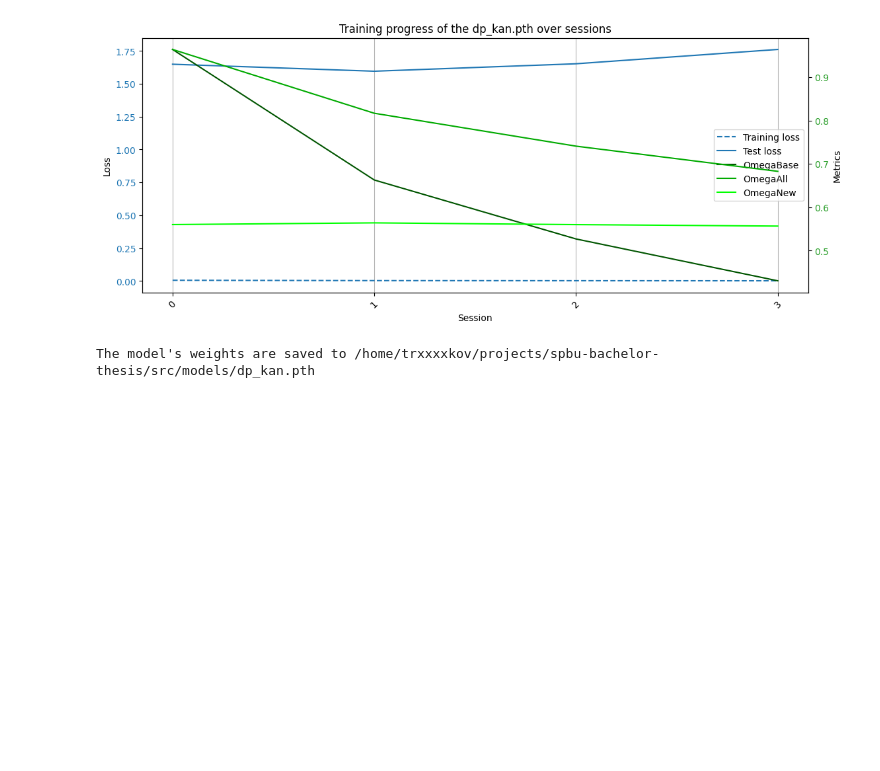
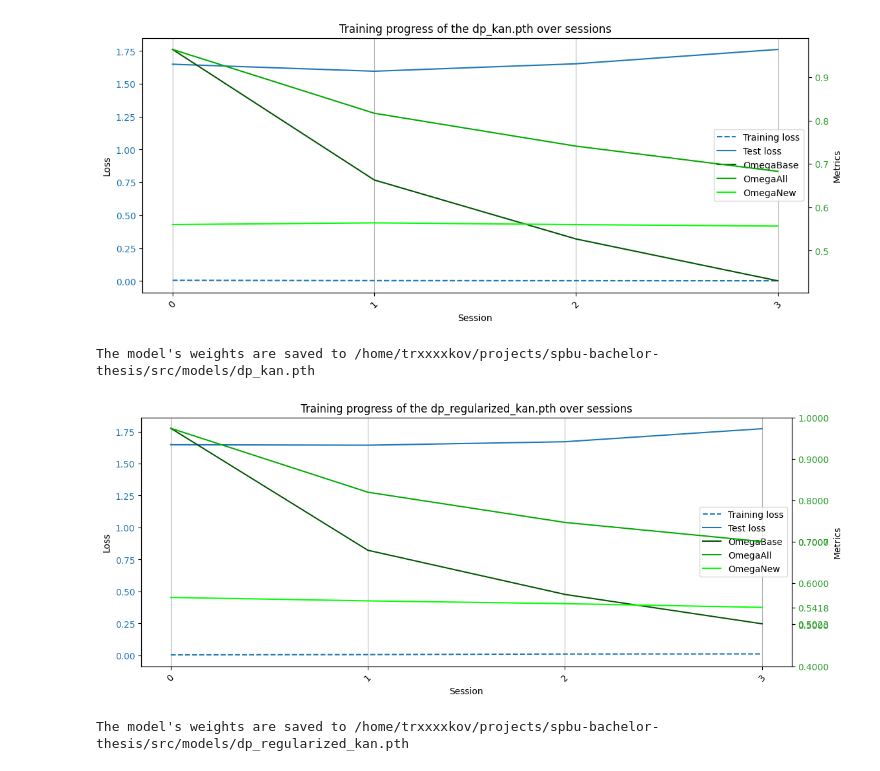
Before and after one commit to trxxxxkov/spbu-bachelor-thesis, a Jupyter notebook: src/notebooks/03_continual_learning.ipynb, the cells around one changed output. Saved outputs shown, nothing was run; the diff lists cells and outputs as text; code cells hidden in the pictures; blank space fills up the shorter version.

```diff
--- a/src/notebooks/03_continual_learning.ipynb
+++ b/src/notebooks/03_continual_learning.ipynb
@@ -129,3 +145,25 @@ train_data_permutation(
 # %% [output]
 [figure]
 The model's weights are saved to /home/trxxxxkov/projects/spbu-bachelor-thesis/src/models/dp_kan.pth
+# %%
+model = BaselineKAN()
+optimizer = torch.optim.NAdam(model.parameters(), lr=learning_rate)
+regularized_criterion = EWCLoss(
+    criterion, model, device=device, lambda_=1e7, decay=0.95
+)
+train_data_permutation(
+    model=model,
+    trainset=trainset,
+    testset=testset,
+    criterion=regularized_criterion,
+    optimizer=optimizer,
+    save_path="dp_regularized_kan.pth",
+    num_sessions=num_sessions,
+    batch_size=batch_size,
+    num_epochs=num_epochs,
+    early_stopping=early_stopping,
+    device=device,
+)
+# %% [output]
+[figure, added]
+The model's weights are saved to /home/trxxxxkov/projects/spbu-bachelor-thesis/src/models/dp_regularized_kan.pth
```
Also changed, not shown: parts of 6 cells of this notebook, 3 other files.
